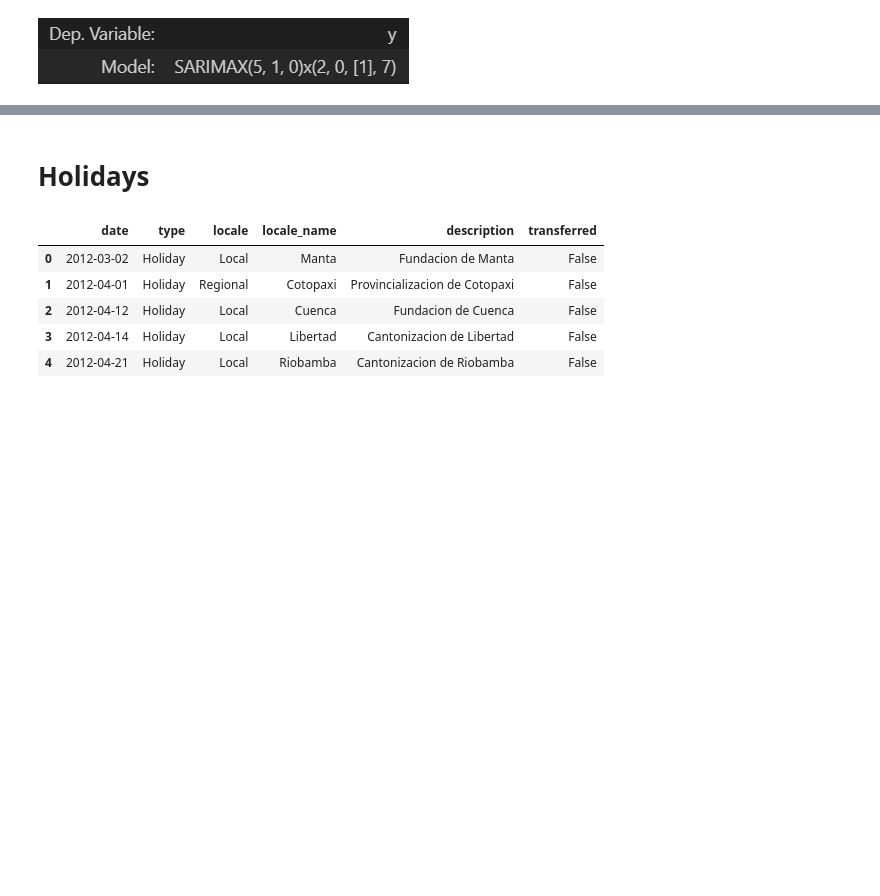
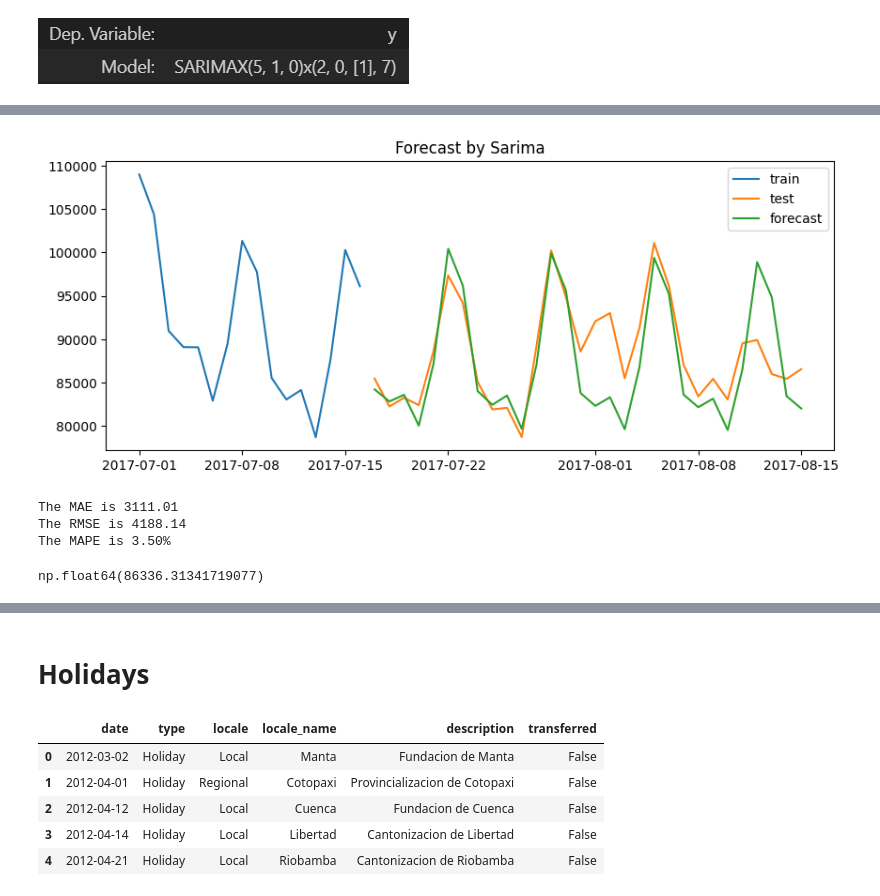
Before and after one commit to InspectorGoole/Sales-Demand-Forecast, a Jupyter notebook: forecast_transctn.ipynb, the cells around one changed output, grey strips where cells are left out. Cells and saved outputs as stored; diff of their text form; code cells hidden in the pictures; blank space fills up the shorter version.

```diff
--- a/forecast_transctn.ipynb
+++ b/forecast_transctn.ipynb
@@ -375,0 +470,11 @@ dtype: float64
+# %%
+model_assessment(train['transactions']['2017-07-01':], test, sarima_pred, 'Forecast by Sarima')
+# %% [output]
+[figure, added]
+The MAE is 3111.01
+The RMSE is 4188.14
+The MAPE is 3.50%
+# %%
+new_df['transactions'].mean()
+# %% [output]
+np.float64(86336.31341719077)
```
Also changed, not shown: parts of 21 cells of this notebook.
